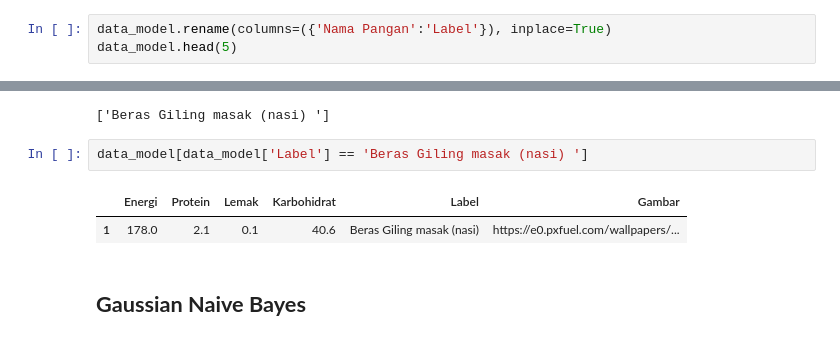
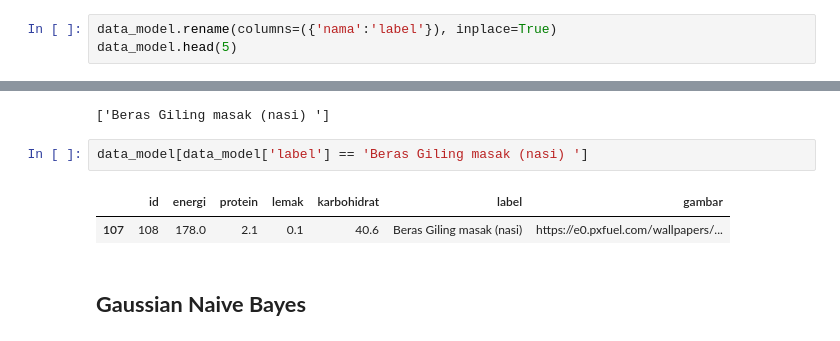
Before and after one commit to GolekFoods/GolekFoods-ML, a Jupyter notebook: notebook/modelling_advance.ipynb, the cells around one changed output, grey strips where cells are left out. Saved outputs shown, nothing was run; the diff lists cells and outputs as text.

```diff
--- a/notebook/modelling_advance.ipynb
+++ b/notebook/modelling_advance.ipynb
@@ -22,4 +22,4 @@ data_model.head()
 # %%
-data_model.rename(columns=({'Nama Pangan':'Label'}), inplace=True)
+data_model.rename(columns=({'nama':'label'}), inplace=True)
 data_model.head(5)
 # %% [output]
@@ -118,10 +118,10 @@ print(rf_pred)
 # %% [output]
 ['Beras Giling masak (nasi) ']
 # %%
-data_model[data_model['Label'] == 'Beras Giling masak (nasi) ']
+data_model[data_model['label'] == 'Beras Giling masak (nasi) ']
 # %% [output]
-|  | Energi | Protein | Lemak | Karbohidrat | Label | Gambar |
-| 1 | 178.0 | 2.1 | 0.1 | 40.6 | Beras Giling masak (nasi) | https://e0.pxfuel.com/wallpapers/... |
+|  | id | energi | protein | lemak | karbohidrat | label | gambar |
+| 107 | 108 | 178.0 | 2.1 | 0.1 | 40.6 | Beras Giling masak (nasi) | https://e0.pxfuel.com/wallpapers/... |
 # %% [markdown]
 ## **Gaussian Naive Bayes**
 # %%
```
Also changed, not shown: parts of 12 cells of this notebook, 4 other files.
